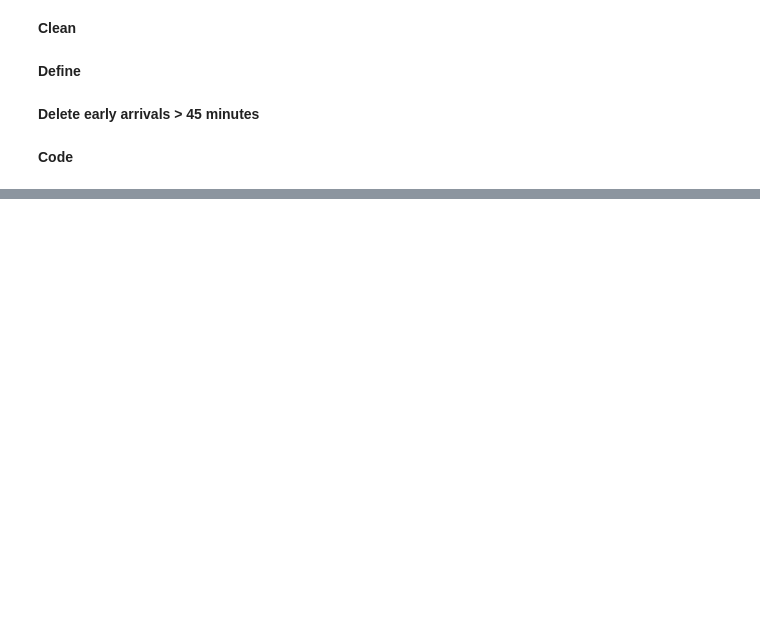
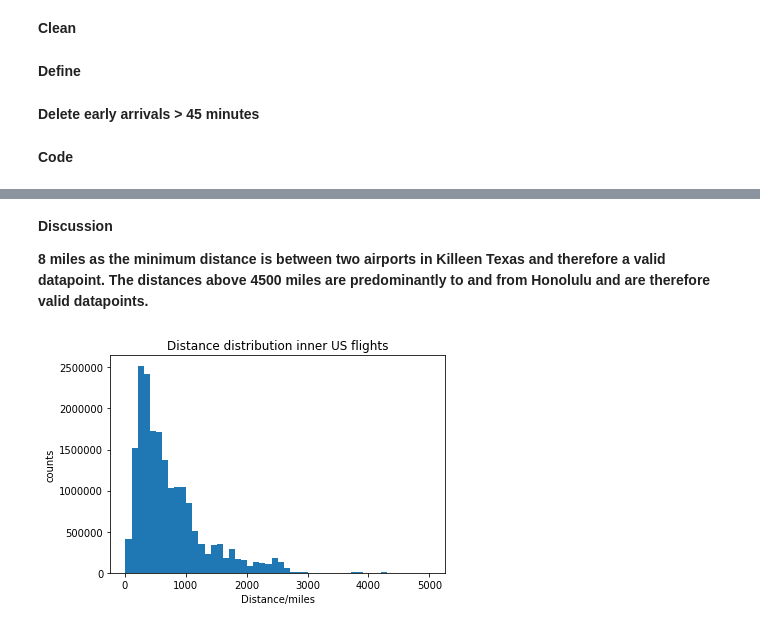
Before and after one commit to ToHa1966/Flights, a Jupyter notebook: Flights.ipynb, the cells around one changed output, grey strips where cells are left out. Saved outputs shown, nothing was run; the diff lists cells and outputs as text; code cells hidden in the pictures; blank space fills up the shorter version.

```diff
--- a/Flights.ipynb
+++ b/Flights.ipynb
@@ -903,0 +990,13 @@ df_cct1 = df_cct.copy()
+# %% [markdown]
+**Discussion**
+
+**8 miles as the minimum distance is between two airports in Killeen Texas and therefore a valid datapoint. The distances above 4500 miles are predominantly to and from Honolulu and are therefore valid datapoints.**
+# %%
+# draw histogram of data
+bin_edges = np.arange(df_cct['Distance'].min(), df_cct['Distance'].max()+ 100 , 100)
+plt.hist(data=df_cct, x='Distance', bins=bin_edges);
+plt.xlabel('Distance/miles')
+plt.ylabel('counts')
+plt.title('Distance distribution inner US flights');
+# %% [output]
+[figure, added]
```
Also changed, not shown: parts of 37 cells of this notebook.
